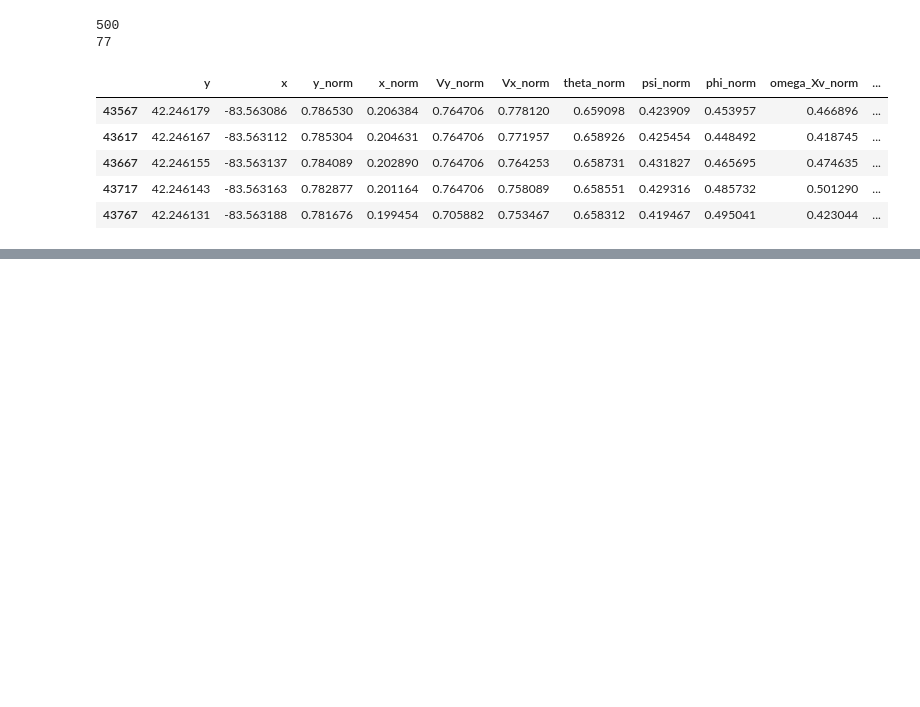
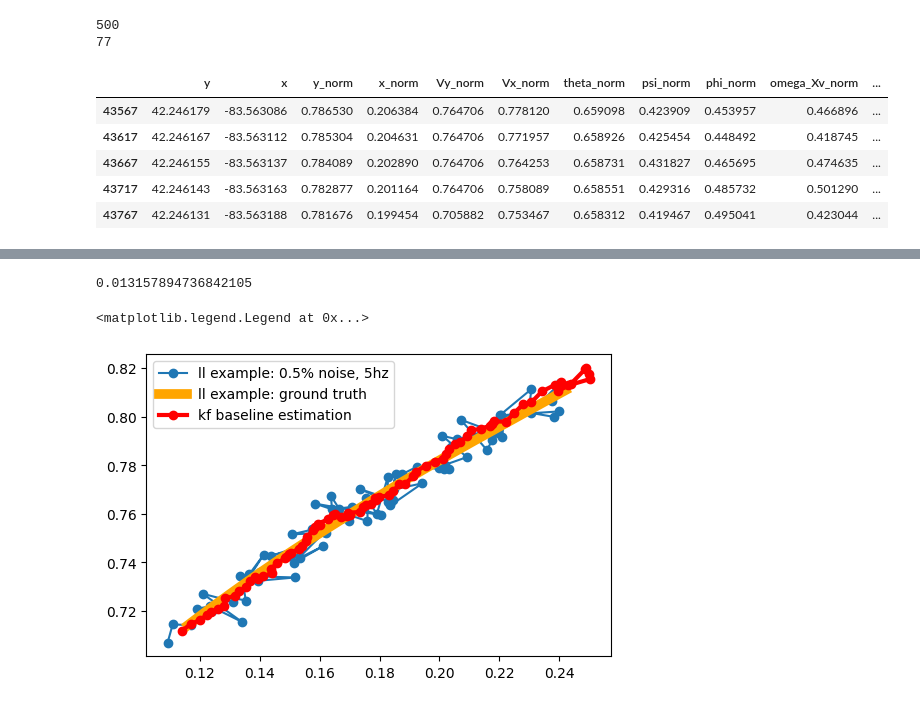
Before and after one commit to jarviskroos7/PATH_vehicle_localization, a Jupyter notebook: code/kf_baseline.ipynb, the cells around one changed output, grey strips where cells are left out. Drawn from its saved outputs; the diff is of its cells as text; code cells hidden in the pictures; blank space fills up the shorter version.

Commit message:
kf_baseline update

```diff
--- a/code/kf_baseline.ipynb
+++ b/code/kf_baseline.ipynb
@@ -61,0 +45,4 @@ A = np.array([
+# %%
+# example segment
+exp_rl_seg_gps_noise = rl_seg_gps_noise[1]
+print(exp_rl_seg_gps_noise.shape)
@@ -61,0 +79,6 @@ A = np.array([
+# %%
+t_norm = MinMaxScaler().fit_transform(np.linspace(0, exp_rl_seg_gps_noise.shape[0] * 50 * 0.01, num=exp_rl_seg_gps_noise.shape[0]).reshape(-1,1)).flatten()
+dt = t_norm[1] - t_norm[0]
+dt
+# %% [output]
+0.013157894736842105
@@ -62,6 +124,6 @@ A = np.array([
 # %%
 # create an observation vector of noisy GPS signals
-observations = np.array([x_gps, y_gps]).T
+observations = np.array([x_noise, y_noise]).T
 
 # matrix dimensions
 nx = Q.shape[0]
@@ -92,6 +154,16 @@ for i in range(nt):
 
     # estimation stage
     y_obs = observations[i]
-    K[i] = P_pred[i] @ H.T @ inv((H @ P_pred[i] @ H.T) + R)
+    K[i] = P_pred[i] @ H.T @ np.linalg.inv((H @ P_pred[i] @ H.T) + R)
     x_est[i] = x_pred[i] + K[i] @ (y_obs - H @ x_pred[i])
     P_est[i] = (Inx - K[i] @ H) @ P_pred[i]
+# %%
+plt.figure(dpi=100)
+plt.plot(x_noise, y_noise, '-o', label='ll example: 0.5% noise, 5hz')
+plt.plot(exp_rl_seg_gps_noise['x_norm'].values, exp_rl_seg_gps_noise['y_norm'].values, linewidth=7, label='ll example: ground truth', color='orange')
+plt.plot(x_est[:, 0], x_est[:, 3], 'o-', linewidth=3, label='kf baseline estimation', color='red')
+
+plt.legend()
+# %% [output]
+<matplotlib.legend.Legend at 0x...>
+[figure, added]
```
Also changed, not shown: parts of 13 cells of this notebook, 2 other files.
